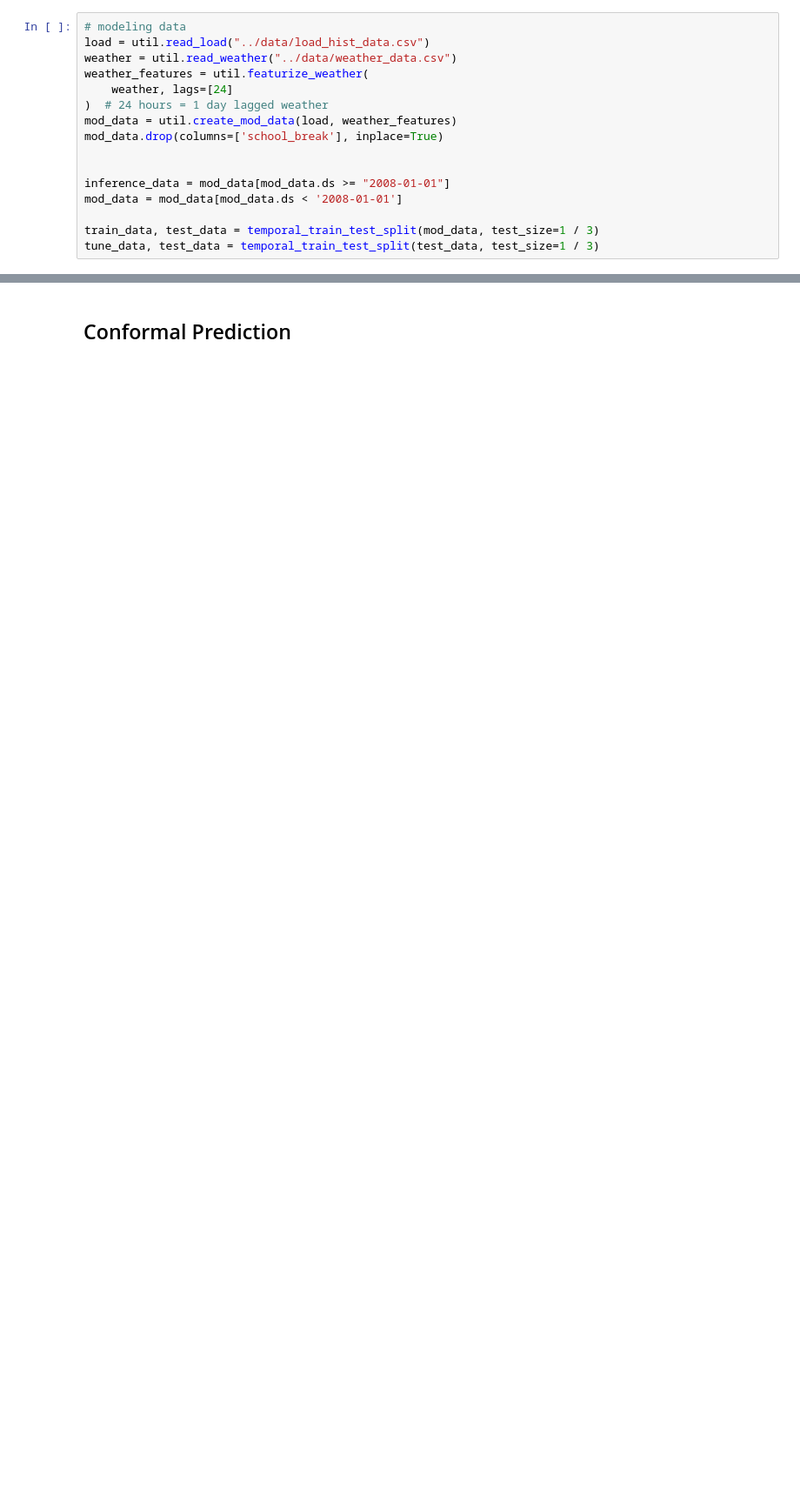
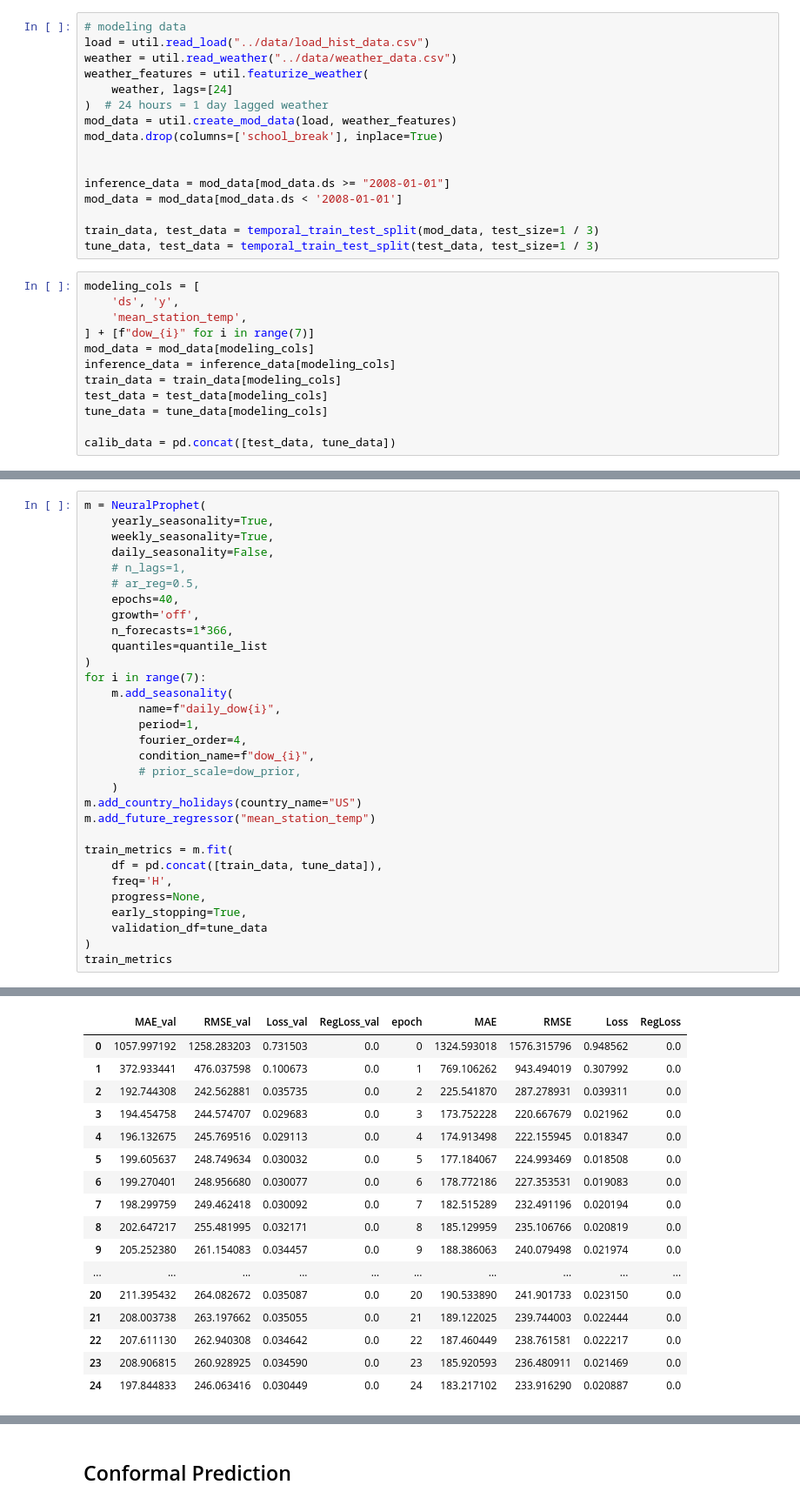
Before and after one commit to ichbinallen/energy_meter, a Jupyter notebook: notebooks/NeuralProphetTest.ipynb, the cells around one changed output, grey strips where cells are left out. Shown at 87% size. Drawn from its saved outputs; the diff is of its cells as text; blank space fills up the shorter version.

```diff
--- a/notebooks/NeuralProphetTest.ipynb
+++ b/notebooks/NeuralProphetTest.ipynb
@@ -41,3 +43,15 @@ mod_data = mod_data[mod_data.ds < '2008-01-01']
 
 train_data, test_data = temporal_train_test_split(mod_data, test_size=1 / 3)
 tune_data, test_data = temporal_train_test_split(test_data, test_size=1 / 3)
+# %%
+modeling_cols = [
+    'ds', 'y',
+    'mean_station_temp',
+] + [f"dow_{i}" for i in range(7)]
+mod_data = mod_data[modeling_cols]
+inference_data = inference_data[modeling_cols]
+train_data = train_data[modeling_cols]
+test_data = test_data[modeling_cols]
+tune_data = tune_data[modeling_cols]
+
+calib_data = pd.concat([test_data, tune_data])
@@ -43,0 +67,32 @@ tune_data, test_data = temporal_train_test_split(test_data, test_size=1 / 3)
+# %%
+m = NeuralProphet(
+    yearly_seasonality=True,
+    weekly_seasonality=True,
+    daily_seasonality=False,
+    # n_lags=1,
+    # ar_reg=0.5,
+    epochs=40,
+    growth='off',
+    n_forecasts=1*366,
+    quantiles=quantile_list
+)
+for i in range(7):
+    m.add_seasonality(
+        name=f"daily_dow{i}",
+        period=1,
+        fourier_order=4,
+        condition_name=f"dow_{i}",
+        # prior_scale=dow_prior,
+    )
+m.add_country_holidays(country_name="US")
+m.add_future_regressor("mean_station_temp")
+
+train_metrics = m.fit(
+    df = pd.concat([train_data, tune_data]),
+    freq='H',
+    progress=None,
+    early_stopping=True,
+    validation_df=tune_data
+)
+train_metrics
+# %% [output]
@@ -43,0 +105,17 @@ tune_data, test_data = temporal_train_test_split(test_data, test_size=1 / 3)
+|  | MAE_val | RMSE_val | Loss_val | RegLoss_val | epoch | MAE | RMSE | Loss | RegLoss |
+| 0 | 1057.997192 | 1258.283203 | 0.731503 | 0.0 | 0 | 1324.593018 | 1576.315796 | 0.948562 | 0.0 |
+| 1 | 372.933441 | 476.037598 | 0.100673 | 0.0 | 1 | 769.106262 | 943.494019 | 0.307992 | 0.0 |
+| 2 | 192.744308 | 242.562881 | 0.035735 | 0.0 | 2 | 225.541870 | 287.278931 | 0.039311 | 0.0 |
+| 3 | 194.454758 | 244.574707 | 0.029683 | 0.0 | 3 | 173.752228 | 220.667679 | 0.021962 | 0.0 |
+| 4 | 196.132675 | 245.769516 | 0.029113 | 0.0 | 4 | 174.913498 | 222.155945 | 0.018347 | 0.0 |
+| 5 | 199.605637 | 248.749634 | 0.030032 | 0.0 | 5 | 177.184067 | 224.993469 | 0.018508 | 0.0 |
+| 6 | 199.270401 | 248.956680 | 0.030077 | 0.0 | 6 | 178.772186 | 227.353531 | 0.019083 | 0.0 |
+| 7 | 198.299759 | 249.462418 | 0.030092 | 0.0 | 7 | 182.515289 | 232.491196 | 0.020194 | 0.0 |
+| 8 | 202.647217 | 255.481995 | 0.032171 | 0.0 | 8 | 185.129959 | 235.106766 | 0.020819 | 0.0 |
+| 9 | 205.252380 | 261.154083 | 0.034457 | 0.0 | 9 | 188.386063 | 240.079498 | 0.021974 | 0.0 |
+| ... | ... | ... | ... | ... | ... | ... | ... | ... | ... |
+| 20 | 211.395432 | 264.082672 | 0.035087 | 0.0 | 20 | 190.533890 | 241.901733 | 0.023150 | 0.0 |
+| 21 | 208.003738 | 263.197662 | 0.035055 | 0.0 | 21 | 189.122025 | 239.744003 | 0.022444 | 0.0 |
+| 22 | 207.611130 | 262.940308 | 0.034642 | 0.0 | 22 | 187.460449 | 238.761581 | 0.022217 | 0.0 |
+| 23 | 208.906815 | 260.928925 | 0.034590 | 0.0 | 23 | 185.920593 | 236.480911 | 0.021469 | 0.0 |
+| 24 | 197.844833 | 246.063416 | 0.030449 | 0.0 | 24 | 183.217102 | 233.916290 | 0.020887 | 0.0 |
```
Also changed, not shown: parts of 26 cells of this notebook.
